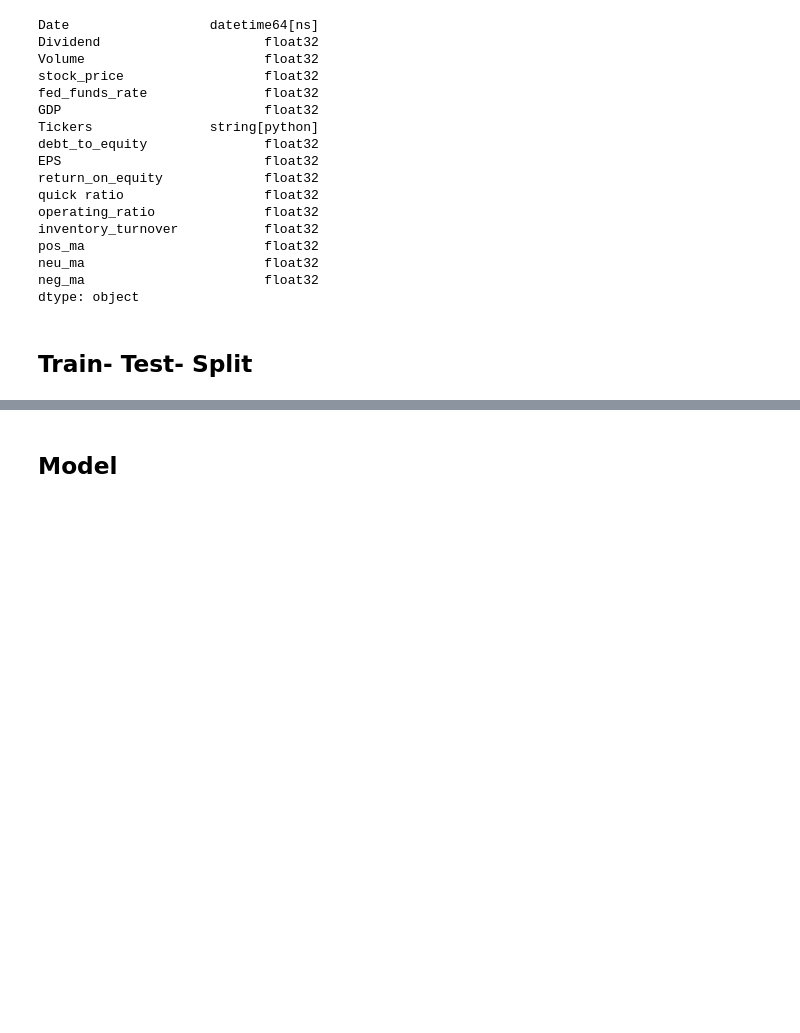
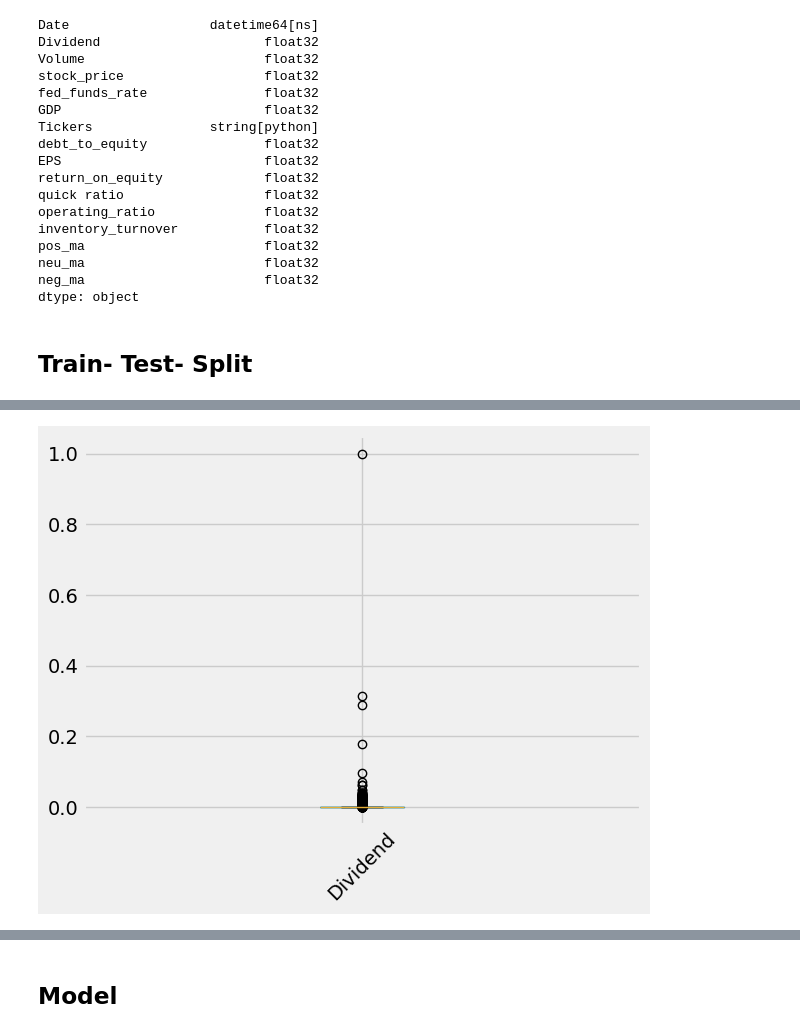
Before and after one commit to Noorasyikeen/InvestoInsight, a Jupyter notebook: notebook/GRU.ipynb, the cells around one changed output, grey strips where cells are left out. Cells and saved outputs as stored; diff of their text form; code cells hidden in the pictures; blank space fills up the shorter version.

```diff
--- a/notebook/GRU.ipynb
+++ b/notebook/GRU.ipynb
@@ -177,0 +270,5 @@ X_test_scaled = scaler.transform(X_test.select_dtypes(include='float'))
+# %%
+dfs.boxplot(column=['Dividend'], rot=45)
+plt.show()
+# %% [output]
+[figure, added]
```
Also changed, not shown: parts of 15 cells of this notebook.
